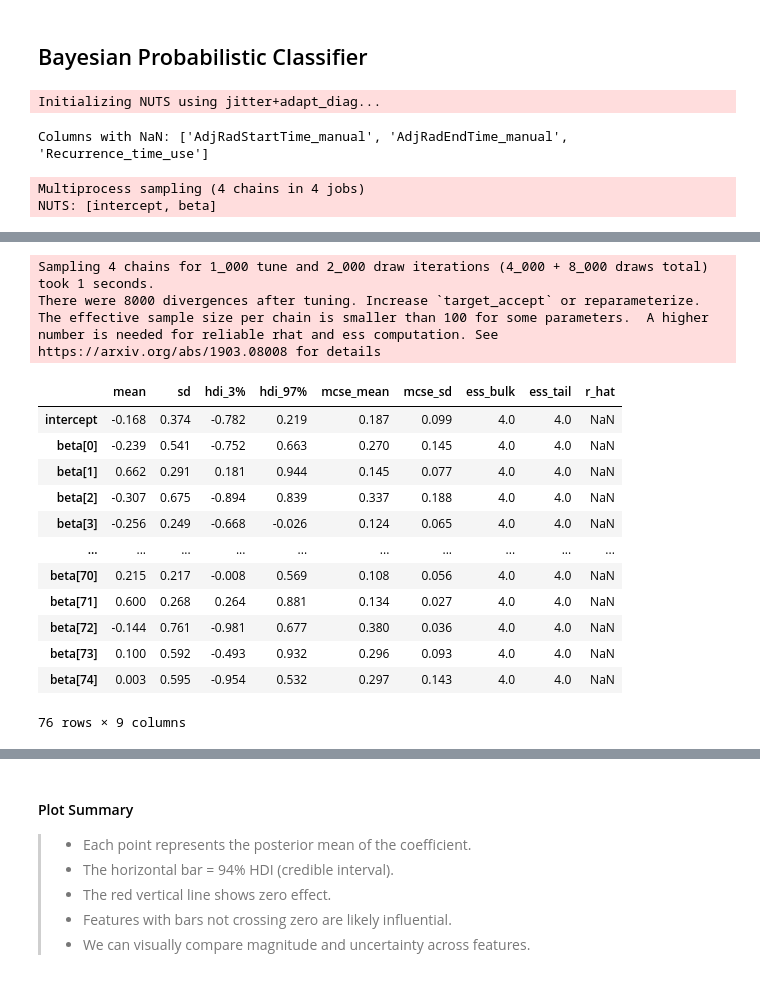
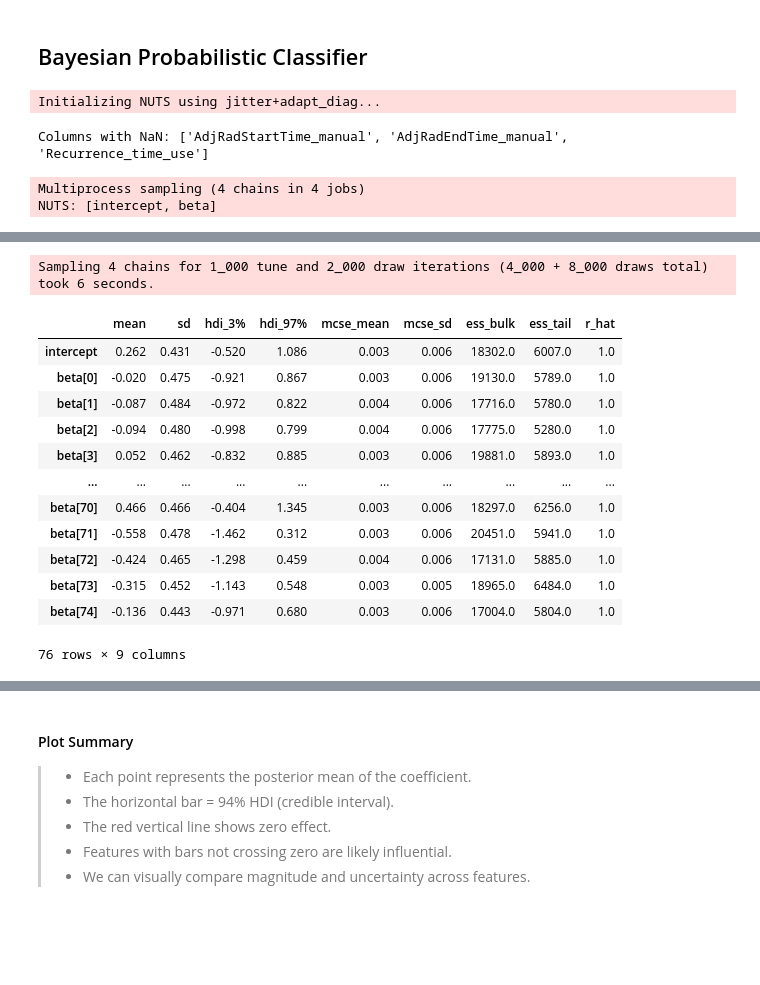
Before and after one commit to szinja/cell-translation, a Jupyter notebook: random_forest.ipynb, the cells around one changed output, grey strips where cells are left out. Saved outputs shown, nothing was run; the diff lists cells and outputs as text; code cells hidden in the pictures; blank space fills up the shorter version.

```diff
--- a/random_forest.ipynb
+++ b/random_forest.ipynb
@@ -380,69 +385,67 @@ from sklearn.preprocessing import StandardScaler
 X = df_features.drop(columns=["cruk_id", "cens_dfs", "dfs_time"])  # keep only features
 y = df_features["cens_dfs"]
 
-# Standardize features
-X_scaled = StandardScaler().fit_transform(X)
-n_features = X_scaled.shape[1]
-
 # Check for NaNs
 nan_cols = X_test.columns[X_test.isna().any()].tolist()
 print("Columns with NaN:", nan_cols)
 
 # Fill NaNs with 0 or mean
 X_clean = X_test.fillna(0)
-y_clean = y_test.fillna(0)
 
 # Use cleaned features (imputed or dropped NaNs)
 X_bayes = X_clean.values  # shape (n_samples, n_features)
-y_bayes = y_clean.values  # shape (n_samples,)
+y_bayes = y_test.values  # shape (n_samples,)
 
-n_features = X_bayes.shape[1]
+# Standardize features
+scaler = StandardScaler()
+X_bayes_scaled = scaler.fit_transform(X_bayes)
+
+n_samples, n_features = X_bayes_scaled.shape
 
 with pm.Model() as bayes_logreg:
     # Priors
-    intercept = pm.Normal("intercept", mu=0, sigma=5)
-    beta = pm.Normal("beta", mu=0, sigma=2, shape=n_features)
+    intercept = pm.Normal("intercept", mu=0, sigma=0.5)
+    beta = pm.Normal("beta", mu=0, sigma=0.5, shape=n_features)
+
 
     # Logistic regression
-    logits = intercept + pm.math.dot(X_bayes, beta)
+    logits = intercept + pm.math.dot(X_bayes_scaled, beta)
     p = pm.math.sigmoid(logits)
 
     # Likelihood
     y_obs = pm.Bernoulli("y_obs", p=p, observed=y_bayes)
 
     # Sample from posterior
     trace = pm.sample(
         2000,
         tune=1000,
-        target_accept=0.95,
+        target_accept=0.995,
         random_seed=42,
         cores=4
     )
 
 # Summarize posterior
 az.summary(trace, var_names=["intercept", "beta"])
 # %% [output]
 Initializing NUTS using jitter+adapt_diag...
 Columns with NaN: ['AdjRadStartTime_manual', 'AdjRadEndTime_manual', 'Recurrence_time_use']
 Multiprocess sampling (4 chains in 4 jobs)
 NUTS: [intercept, beta]
 [interactive output not drawn]
 [interactive output not drawn]
-Sampling 4 chains for 1_000 tune and 2_000 draw iterations (4_000 + 8_000 draws total) took 1 seconds.
-There were 8000 divergences after tuning. Increase `target_accept` or reparameterize.
-The effective sample size per chain is smaller than 100 for some parameters.  A higher number is needed for reliable rhat and ess computation. See https://arxiv.org/abs/1903.08008 for details
+Sampling 4 chains for 1_000 tune and 2_000 draw iterations (4_000 + 8_000 draws total) took 6 seconds.
 |  | mean | sd | hdi_3% | hdi_97% | mcse_mean | mcse_sd | ess_bulk | ess_tail | r_hat |
-| intercept | -0.168 | 0.374 | -0.782 | 0.219 | 0.187 | 0.099 | 4.0 | 4.0 | NaN |
-| beta[0] | -0.239 | 0.541 | -0.752 | 0.663 | 0.270 | 0.145 | 4.0 | 4.0 | NaN |
-| beta[1] | 0.662 | 0.291 | 0.181 | 0.944 | 0.145 | 0.077 | 4.0 | 4.0 | NaN |
-| beta[2] | -0.307 | 0.675 | -0.894 | 0.839 | 0.337 | 0.188 | 4.0 | 4.0 | NaN |
-| beta[3] | -0.256 | 0.249 | -0.668 | -0.026 | 0.124 | 0.065 | 4.0 | 4.0 | NaN |
+| intercept | 0.262 | 0.431 | -0.520 | 1.086 | 0.003 | 0.006 | 18302.0 | 6007.0 | 1.0 |
+| beta[0] | -0.020 | 0.475 | -0.921 | 0.867 | 0.003 | 0.006 | 19130.0 | 5789.0 | 1.0 |
+| beta[1] | -0.087 | 0.484 | -0.972 | 0.822 | 0.004 | 0.006 | 17716.0 | 5780.0 | 1.0 |
+| beta[2] | -0.094 | 0.480 | -0.998 | 0.799 | 0.004 | 0.006 | 17775.0 | 5280.0 | 1.0 |
+| beta[3] | 0.052 | 0.462 | -0.832 | 0.885 | 0.003 | 0.006 | 19881.0 | 5893.0 | 1.0 |
 | ... | ... | ... | ... | ... | ... | ... | ... | ... | ... |
-| beta[70] | 0.215 | 0.217 | -0.008 | 0.569 | 0.108 | 0.056 | 4.0 | 4.0 | NaN |
-| beta[71] | 0.600 | 0.268 | 0.264 | 0.881 | 0.134 | 0.027 | 4.0 | 4.0 | NaN |
-| beta[72] | -0.144 | 0.761 | -0.981 | 0.677 | 0.380 | 0.036 | 4.0 | 4.0 | NaN |
-| beta[73] | 0.100 | 0.592 | -0.493 | 0.932 | 0.296 | 0.093 | 4.0 | 4.0 | NaN |
-| beta[74] | 0.003 | 0.595 | -0.954 | 0.532 | 0.297 | 0.143 | 4.0 | 4.0 | NaN |
+| beta[70] | 0.466 | 0.466 | -0.404 | 1.345 | 0.003 | 0.006 | 18297.0 | 6256.0 | 1.0 |
+| beta[71] | -0.558 | 0.478 | -1.462 | 0.312 | 0.003 | 0.006 | 20451.0 | 5941.0 | 1.0 |
+| beta[72] | -0.424 | 0.465 | -1.298 | 0.459 | 0.004 | 0.006 | 17131.0 | 5885.0 | 1.0 |
+| beta[73] | -0.315 | 0.452 | -1.143 | 0.548 | 0.003 | 0.005 | 18965.0 | 6484.0 | 1.0 |
+| beta[74] | -0.136 | 0.443 | -0.971 | 0.680 | 0.003 | 0.006 | 17004.0 | 5804.0 | 1.0 |
 76 rows × 9 columns
 # %%
 import pandas as pd
```
Also changed, not shown: parts of 7 cells of this notebook.
